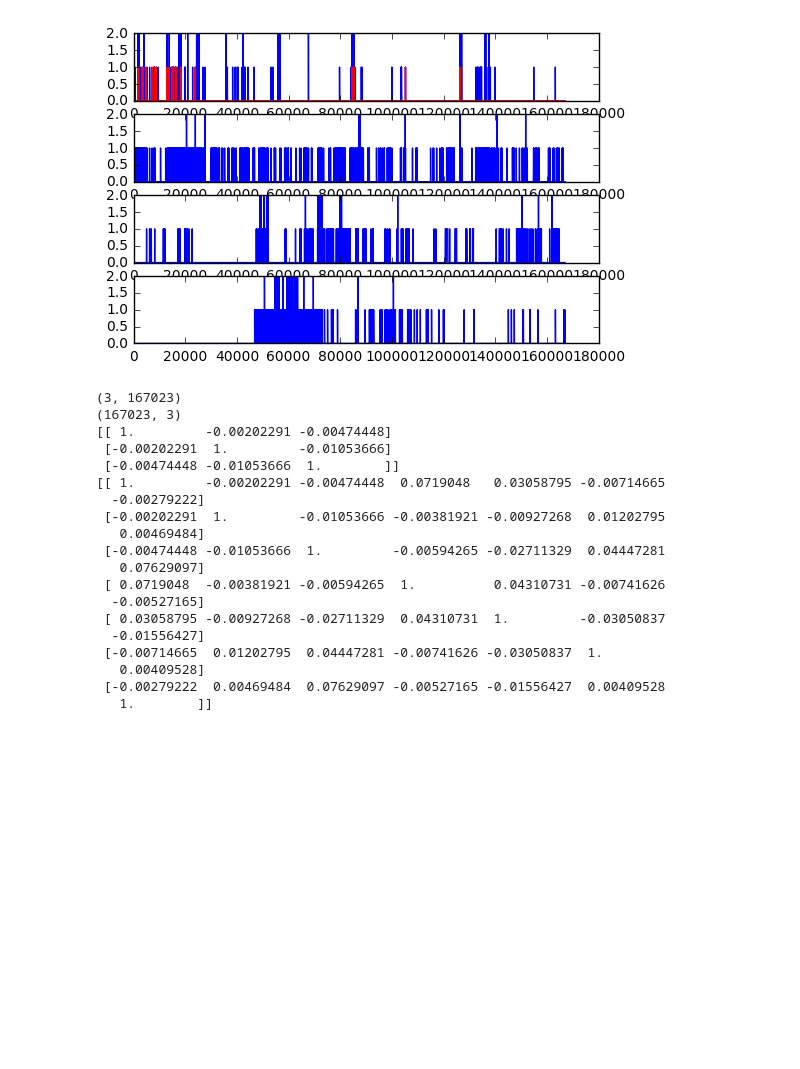
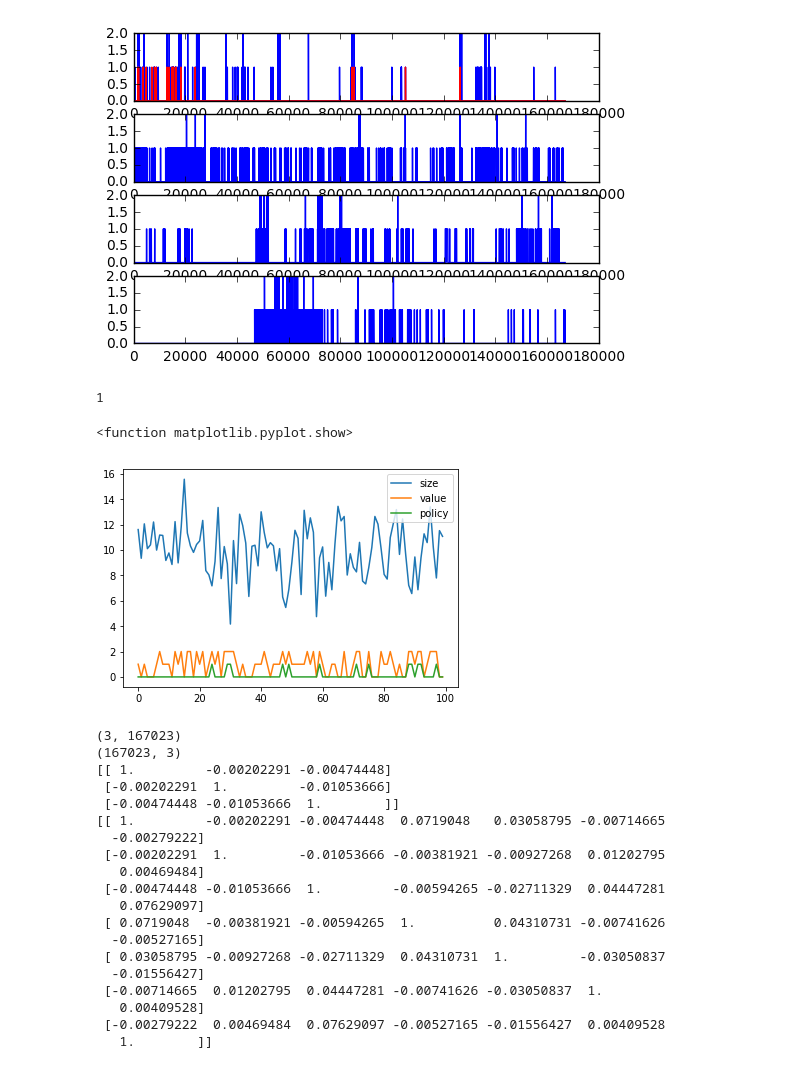
Before and after one commit to MoonBlvd/MDP_data_recording, a Jupyter notebook: warning_statistics.ipynb, the cells around one changed output. Cells and saved outputs as stored; diff of their text form; code cells hidden in the pictures; blank space fills up the shorter version.

```diff
--- a/warning_statistics.ipynb
+++ b/warning_statistics.ipynb
@@ -148,6 +317,50 @@ plt.show
 [False False False ..., False False False]
 <function matplotlib.pyplot.show>
 [figure]
+# %%
+# from scipy.optimize import linprog
+# size = np.random.rand(10)
+# value = np.random.randint(2, size=10)
+# x = linprog(size-value,A_ub=np.reshape(size,(1,10)), b_ub=np.array([5]), )
+
+'''Use PULP for Integer Linear Programming'''
+from pulp import *
+mu = 10
+sigma = 2
+size = 2*np.random.randn(100)+10
+value = np.random.randint(3, size=100)
+b = 0
+a = []
+prob = LpProblem("test1", LpMinimize)
+for i in range(100):
+    a.append(LpVariable(str(i),0, 1,cat='Integer'))
+    if i == 0:
+        b = a[i]*(size[i]-5*value[i])
+    else:
+        b += a[i]*(size[i]-5*value[i])
+prob += b
+prob.solve()
+# %% [output]
+1
+# %%
+'''Read optimized policies and plot'''
+array_to_sort = np.zeros([100,2])
+for i,v in enumerate(prob.variables()):
+    array_to_sort[i,0] = int(v.name)
+    array_to_sort[i,1] = int(v.varValue)
+#     print("idx:", v.name)
+#     print("policy:",v.varValue)
+sorted_idx = np.argsort(array_to_sort[:,0])
+sorted_array = array_to_sort[sorted_idx,:]
+plt.figure(1)
+plt.plot(size)
+plt.plot(value)
+plt.plot(sorted_array[:,1])
+plt.legend(['size','value','policy'])
+plt.show
+# %% [output]
+<function matplotlib.pyplot.show>
+[figure, added]
 # %%
 system_warnings = np.vstack([FCW, LDW, FSW])
 print (system_warnings.shape)
```
Also changed, not shown: parts of 7 cells of this notebook.
